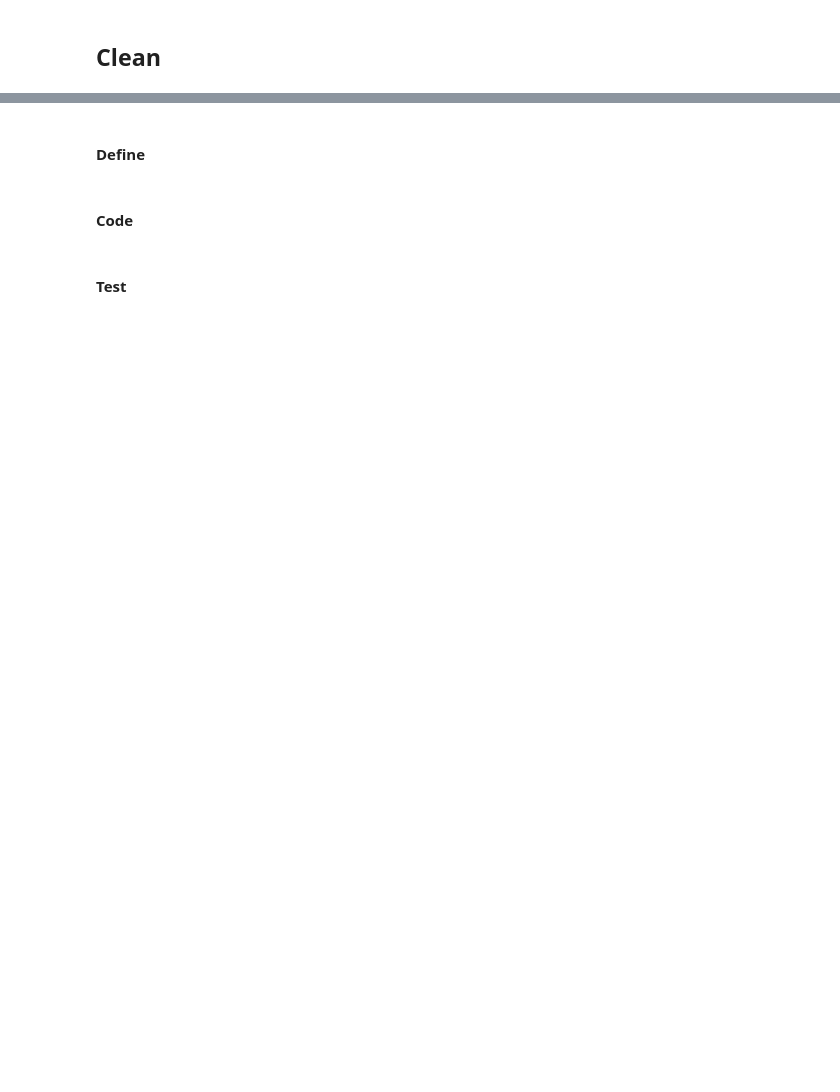
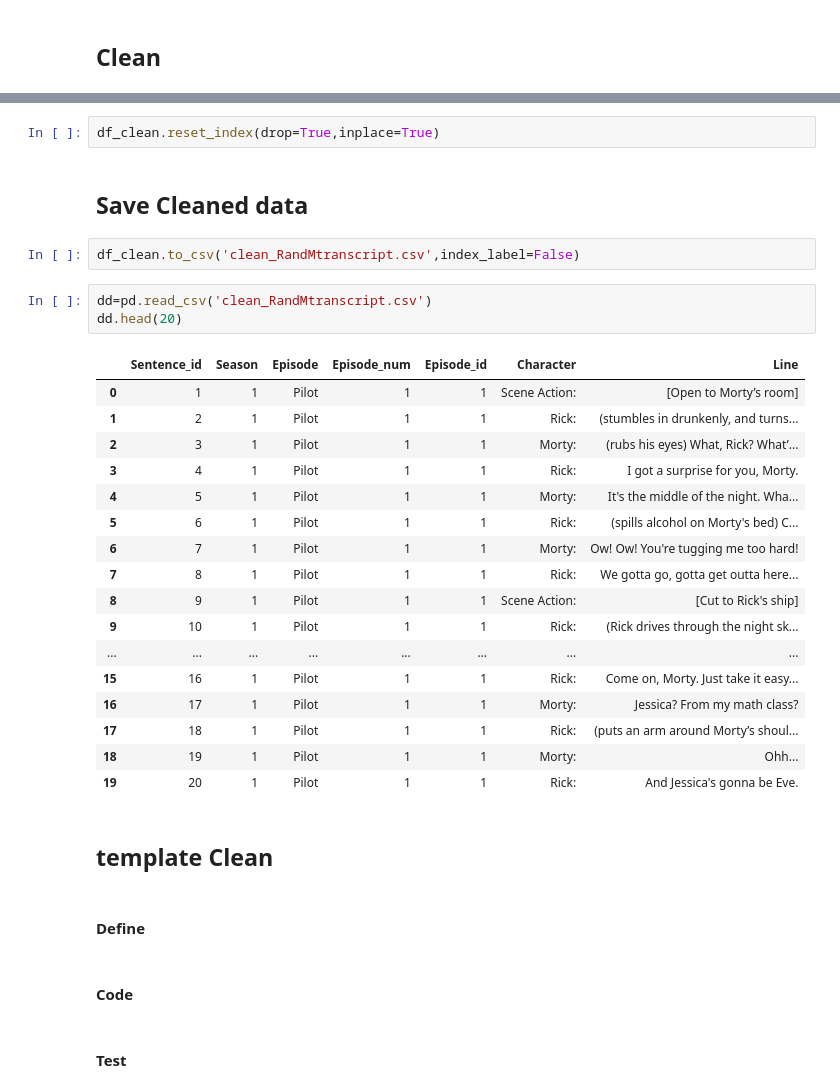
Before and after one commit to mccormd1/RandM_Transcript_Sentiment_Analysis, a Jupyter notebook: RandMClean.ipynb, the cells around one changed output, grey strips where cells are left out. Cells and saved outputs as stored; diff of their text form; blank space fills up the shorter version.

```diff
--- a/RandMClean.ipynb
+++ b/RandMClean.ipynb
@@ -411,3 +746,32 @@ Name: Sentence, dtype: object
+# %%
+df_clean.reset_index(drop=True,inplace=True)
+# %% [markdown]
+## Save Cleaned data
+# %%
+df_clean.to_csv('clean_RandMtranscript.csv',index_label=False)
+# %%
+dd=pd.read_csv('clean_RandMtranscript.csv')
+dd.head(20)
+# %% [output]
+|  | Sentence_id | Season | Episode | Episode_num | Episode_id | Character | Line |
+| 0 | 1 | 1 | Pilot | 1 | 1 | Scene Action: | [Open to Morty’s room] |
+| 1 | 2 | 1 | Pilot | 1 | 1 | Rick: | (stumbles in drunkenly, and turns... |
+| 2 | 3 | 1 | Pilot | 1 | 1 | Morty: | (rubs his eyes) What, Rick? What’... |
+| 3 | 4 | 1 | Pilot | 1 | 1 | Rick: | I got a surprise for you, Morty. |
+| 4 | 5 | 1 | Pilot | 1 | 1 | Morty: | It's the middle of the night. Wha... |
+| 5 | 6 | 1 | Pilot | 1 | 1 | Rick: | (spills alcohol on Morty's bed) C... |
+| 6 | 7 | 1 | Pilot | 1 | 1 | Morty: | Ow! Ow! You're tugging me too hard! |
+| 7 | 8 | 1 | Pilot | 1 | 1 | Rick: | We gotta go, gotta get outta here... |
+| 8 | 9 | 1 | Pilot | 1 | 1 | Scene Action: | [Cut to Rick's ship] |
+| 9 | 10 | 1 | Pilot | 1 | 1 | Rick: | (Rick drives through the night sk... |
+| ... | ... | ... | ... | ... | ... | ... | ... |
+| 15 | 16 | 1 | Pilot | 1 | 1 | Rick: | Come on, Morty. Just take it easy... |
+| 16 | 17 | 1 | Pilot | 1 | 1 | Morty: | Jessica? From my math class? |
+| 17 | 18 | 1 | Pilot | 1 | 1 | Rick: | (puts an arm around Morty’s shoul... |
+| 18 | 19 | 1 | Pilot | 1 | 1 | Morty: | Ohh... |
+| 19 | 20 | 1 | Pilot | 1 | 1 | Rick: | And Jessica's gonna be Eve. |
+# %% [markdown]
+## template Clean
 # %% [markdown]
 #### Define
 # %% [markdown]
```
Also changed, not shown: parts of 97 cells of this notebook, 1 other file.
